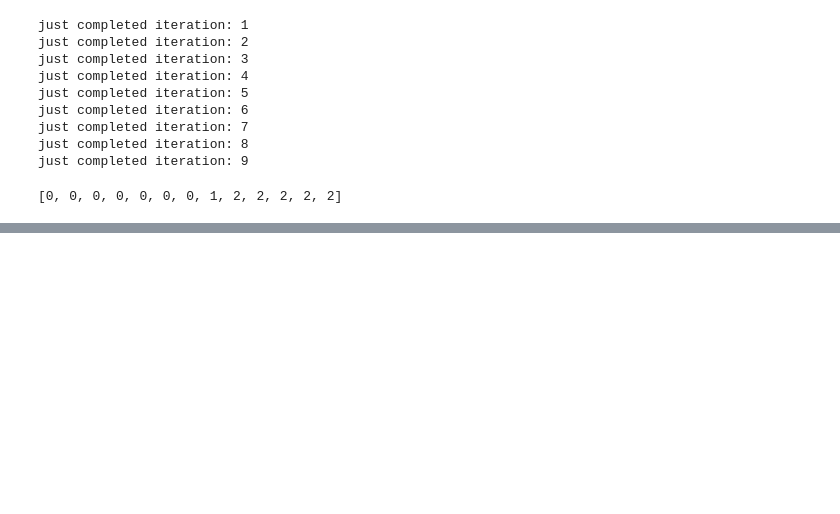
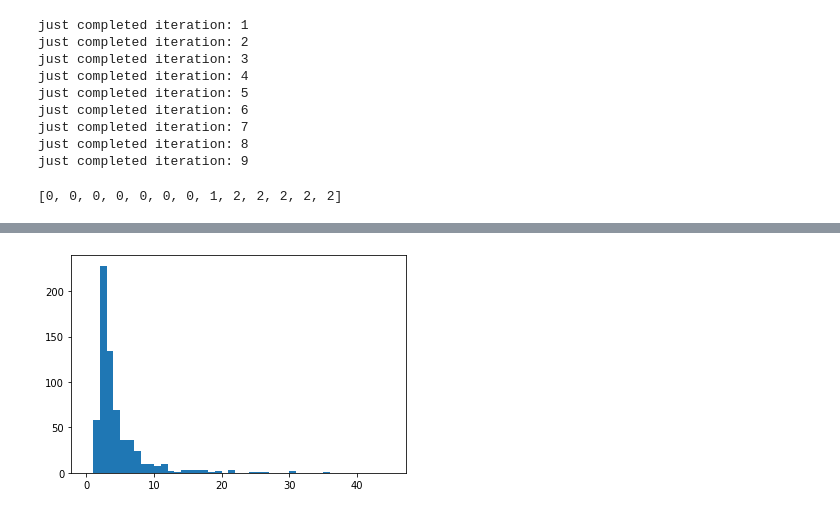
Before and after one commit to ramseylab/csx46, a Jupyter notebook: class18_markovclust_python3_template.ipynb, the cells around one changed output, grey strips where cells are left out. Cells and saved outputs as stored; diff of their text form; code cells hidden in the pictures; blank space fills up the shorter version.

```diff
--- a/class18_markovclust_python3_template.ipynb
+++ b/class18_markovclust_python3_template.ipynb
@@ -130,0 +170,8 @@ just completed iteration: 9
+# %%
+from matplotlib import pyplot as plt
+counts =
+bins =
+plt.hist(counts, bins=bins)
+plt.show()
+# %% [output]
+[figure, added]
```
Also changed, not shown: parts of 10 cells of this notebook, 2 other files.
